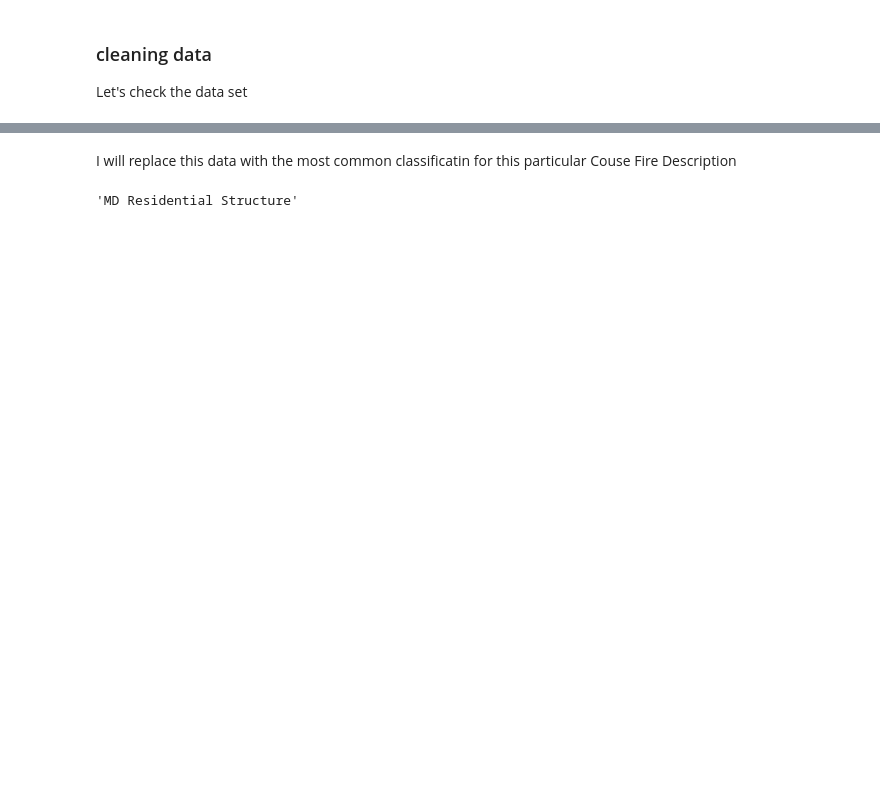
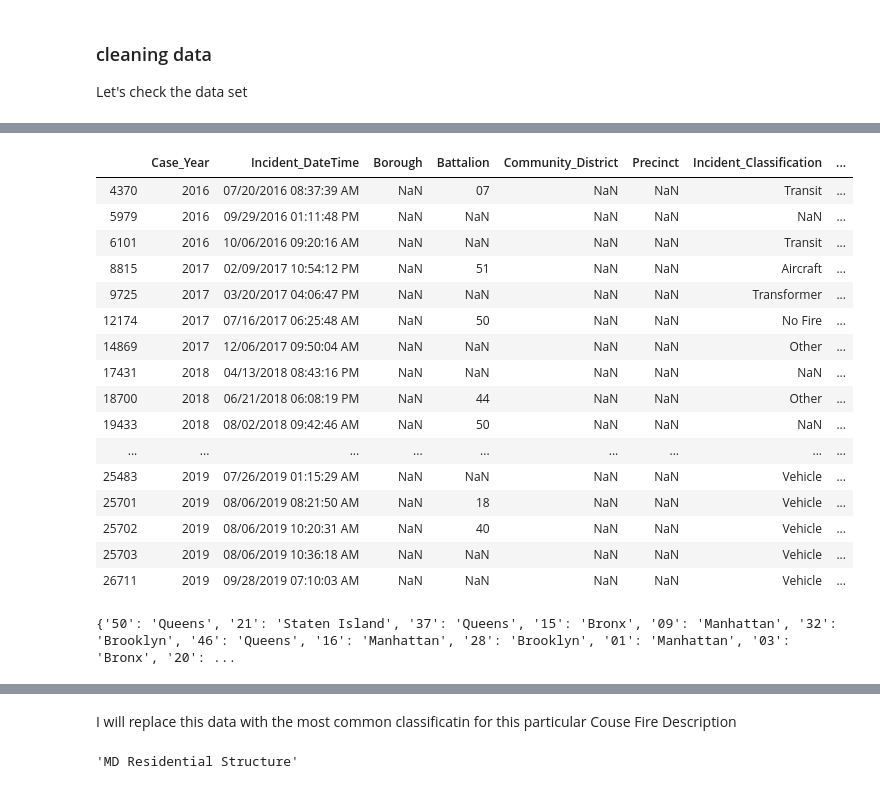
Before and after one commit to molinexx/Data-analysis-with-Python, a Jupyter notebook: NYC Fire data.ipynb, the cells around one changed output, grey strips where cells are left out. Saved outputs shown, nothing was run; the diff lists cells and outputs as text; code cells hidden in the pictures; blank space fills up the shorter version.

```diff
--- a/NYC Fire data.ipynb
+++ b/NYC Fire data.ipynb
@@ -96,4 +91,7 @@ fire_2020 = fire[fire["Case_Year"] == 2020]
 # %% [markdown]
 ### cleaning data
 Let's check the data set
+# %%
+#from now on I will be working with new data frame called fire, I want to keep original set unchanged
+fire = fire_original.copy()
 # %%
@@ -138,0 +130,5 @@ fire_2020[fire_2020["Incident_Classification"].isnull()]
+# %%
+# I could fill in Borough based on precinct
+# but first need a data frame wihout NaN in Precinct column
+precinct_no_nan = fire[fire["Precinct"].notnull()]
+precinct_no_nan.info()
@@ -138,0 +150,7 @@ fire_2020[fire_2020["Incident_Classification"].isnull()]
+# %%
+#create dictionary with precinct number and its borough
+precinct_dict = {}
+for x, row in precinct_no_nan.iterrows():
+    if row["Precinct"] not in  precinct_dict:
+        precinct_dict[row["Precinct"]] = row["Borough"]
+print (precinct_dict)
@@ -138,0 +159,3 @@ fire_2020[fire_2020["Incident_Classification"].isnull()]
+# %%
+# fill in Nan in Borough using map funcion
+fire["Borough"]= fire["Borough"].fillna(fire["Precinct"].map(precinct_dict))
@@ -138,0 +175,32 @@ fire_2020[fire_2020["Incident_Classification"].isnull()]
+# %%
+fire[fire["Borough"].isna()]
+# %% [output]
+|  | Case_Year | Incident_DateTime | Borough | Battalion | Community_District | Precinct | Incident_Classification | ... |
+| 4370 | 2016 | 07/20/2016 08:37:39 AM | NaN | 07 | NaN | NaN | Transit | ... |
+| 5979 | 2016 | 09/29/2016 01:11:48 PM | NaN | NaN | NaN | NaN | NaN | ... |
+| 6101 | 2016 | 10/06/2016 09:20:16 AM | NaN | NaN | NaN | NaN | Transit | ... |
+| 8815 | 2017 | 02/09/2017 10:54:12 PM | NaN | 51 | NaN | NaN | Aircraft | ... |
+| 9725 | 2017 | 03/20/2017 04:06:47 PM | NaN | NaN | NaN | NaN | Transformer | ... |
+| 12174 | 2017 | 07/16/2017 06:25:48 AM | NaN | 50 | NaN | NaN | No Fire | ... |
+| 14869 | 2017 | 12/06/2017 09:50:04 AM | NaN | NaN | NaN | NaN | Other | ... |
+| 17431 | 2018 | 04/13/2018 08:43:16 PM | NaN | NaN | NaN | NaN | NaN | ... |
+| 18700 | 2018 | 06/21/2018 06:08:19 PM | NaN | 44 | NaN | NaN | Other | ... |
+| 19433 | 2018 | 08/02/2018 09:42:46 AM | NaN | 50 | NaN | NaN | NaN | ... |
+| ... | ... | ... | ... | ... | ... | ... | ... | ... |
+| 25483 | 2019 | 07/26/2019 01:15:29 AM | NaN | NaN | NaN | NaN | Vehicle | ... |
+| 25701 | 2019 | 08/06/2019 08:21:50 AM | NaN | 18 | NaN | NaN | Vehicle | ... |
+| 25702 | 2019 | 08/06/2019 10:20:31 AM | NaN | 40 | NaN | NaN | Vehicle | ... |
+| 25703 | 2019 | 08/06/2019 10:36:18 AM | NaN | NaN | NaN | NaN | Vehicle | ... |
+| 26711 | 2019 | 09/28/2019 07:10:03 AM | NaN | NaN | NaN | NaN | Vehicle | ... |
+# %%
+# I could eliminate some NaN using battalion number
+battalion_no_nan = fire[fire["Battalion"].notnull()]
+
+#create dictionary with precinct number and its borough
+battalion_dict = {}
+for x, row in battalion_no_nan.iterrows():
+    if row["Battalion"] not in  battalion_dict:
+        battalion_dict[row["Battalion"]] = row["Borough"]
+print (battalion_dict)
+# %% [output]
+{'50': 'Queens', '21': 'Staten Island', '37': 'Queens', '15': 'Bronx', '09': 'Manhattan', '32': 'Brooklyn', '46': 'Queens', '16': 'Manhattan', '28': 'Brooklyn', '01': 'Manhattan', '03': 'Bronx', '20': ...
```
Also changed, not shown: parts of 52 cells of this notebook, 1 other file.
